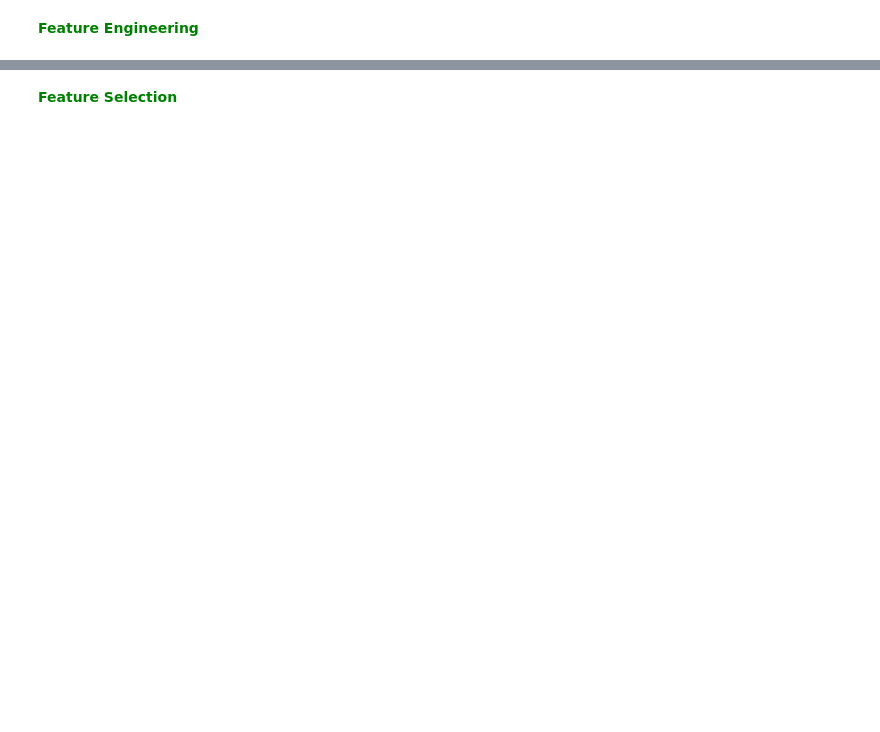
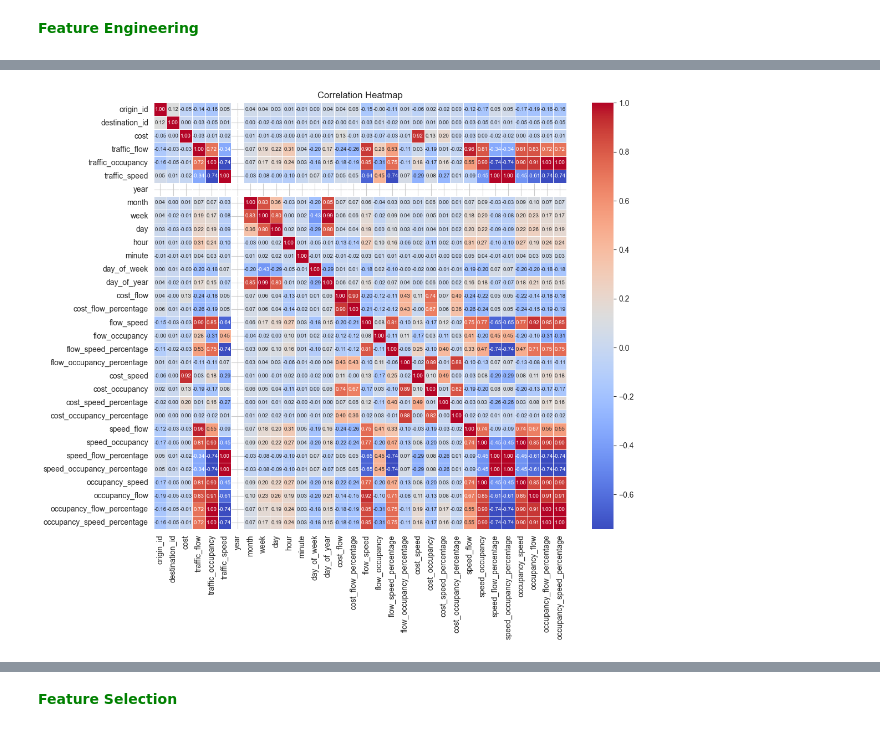
Before and after one commit to omar-kabeer/UrbanFlow-Prediction-DLT, a Jupyter notebook: notebooks/dataset_analysis.ipynb, the cells around one changed output, grey strips where cells are left out. Saved outputs shown, nothing was run; the diff lists cells and outputs as text; code cells hidden in the pictures; blank space fills up the shorter version.

```diff
--- a/notebooks/dataset_analysis.ipynb
+++ b/notebooks/dataset_analysis.ipynb
@@ -736,0 +710,25 @@ nytaxi.head()
+# %%
+second_df = second_df.dropna()
+# %%
+second_df['cost_flow'] = np.where(second_df['traffic_flow'] != 0, second_df['cost'] / second_df['traffic_flow'], 0)
+second_df['cost_flow_percentage'] = second_df['cost_flow'] * 100 / second_df['cost']
+second_df['flow_speed'] = second_df['traffic_flow'] / second_df['traffic_speed']
+second_df['flow_occupancy'] = second_df['traffic_flow'] / second_df['traffic_occupancy']
+second_df['flow_speed_percentage'] = second_df['flow_speed'] * 100 / second_df['traffic_speed']
+second_df['flow_occupancy_percentage'] = second_df['flow_occupancy'] * 100 / second_df['traffic_occupancy']
+second_df['cost_speed'] = second_df['cost'] / second_df['traffic_speed']
+second_df['cost_occupancy'] = second_df['cost'] / second_df['traffic_occupancy']
+second_df['cost_speed_percentage'] = second_df['cost_speed'] * 100 / second_df['traffic_speed']
+second_df['cost_occupancy_percentage'] = second_df['cost_occupancy'] * 100 / second_df['traffic_occupancy']
+second_df['speed_flow'] = second_df['traffic_speed'] * second_df['traffic_flow']
+second_df['speed_occupancy'] = second_df['traffic_speed'] * second_df['traffic_occupancy']
+second_df['speed_flow_percentage'] = second_df['speed_flow'] * 100 / second_df['traffic_flow']
+second_df['speed_occupancy_percentage'] = second_df['speed_occupancy'] * 100 / second_df['traffic_occupancy']
+second_df['occupancy_speed'] = second_df['traffic_occupancy'] * second_df['traffic_speed']
+second_df['occupancy_flow'] = second_df['traffic_occupancy'] * second_df['traffic_flow']
+second_df['occupancy_flow_percentage'] = second_df['occupancy_flow'] * 100 / second_df['traffic_flow']
+second_df['occupancy_speed_percentage'] = second_df['occupancy_speed'] * 100 / second_df['traffic_speed']
+# %%
+second_df = second_df.dropna()
+# %%
+second_df = second_df.drop(['year'], axis=1)
@@ -736,0 +794,11 @@ nytaxi.head()
+# %%
+# Calculate the correlation matrix
+correlation_matrix = second_df.corr()
+
+# Plot heatmap
+plt.figure(figsize=(12, 10))
+sns.heatmap(correlation_matrix, annot=True, cmap='coolwarm', fmt=".2f", linewidths=.5, annot_kws={"size": 7})
+plt.title('Correlation Heatmap')
+plt.show()
+# %% [output]
+[figure, added]
```
Also changed, not shown: parts of 65 cells of this notebook, 1 other file.
